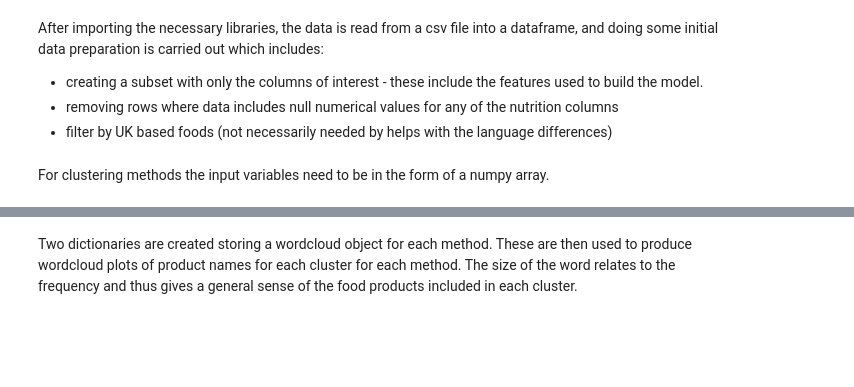
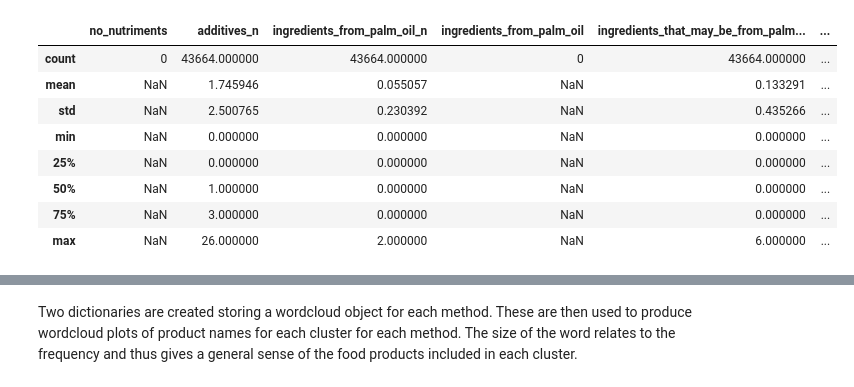
Before and after one commit to Ersy/Food-Test-Rep, a Jupyter notebook: Food Groups - v2.ipynb, the cells around one changed output, grey strips where cells are left out. Saved outputs shown, nothing was run; the diff lists cells and outputs as text; code cells hidden in the pictures; blank space fills up the shorter version.

```diff
--- a/Food Groups - v2.ipynb
+++ b/Food Groups - v2.ipynb
@@ -20,21 +35,16 @@ from wordcloud import WordCloud, STOPWORDS
 %matplotlib inline
 #pylab.rcParams['figure.figsize'] = 15, 15  #Set the size of figures in notebook
-# %% [markdown]
-After importing the necessary libraries, the data is read from a csv file into a dataframe, and doing some initial data preparation is carried out which includes:
-
-- creating a subset with only the columns of interest - these include the features used to build the model.
-- removing rows where data includes null numerical values for any of the nutrition columns
-- filter by UK based foods (not necessarily needed by helps with the language differences)
 # %%
 df_raw = pd.read_csv(r"D:\Google Drive\kaggle\food\world-food-facts-release-2016-01-13-03-19-37\world-food-facts\FoodFacts.csv")
-
-col_list = ['serving_size', 'product_name', 'generic_name', 'countries', 'energy_100g',
-            'fat_100g','carbohydrates_100g','sugars_100g','proteins_100g', 'salt_100g']
-
-df = df_raw[col_list]
-
-df = df[np.isfinite(df['salt_100g']) & np.isfinite(df['carbohydrates_100g']) & np.isfinite(df['fat_100g']) &
-        np.isfinite(df['proteins_100g']) & np.isfinite(df['energy_100g']) & np.isfinite(df['sugars_100g'])]
-df = df[df.countries == ("United Kingdom" or "en:GB" or "en:UK")]
+pd.set_option('display.max_columns', 500)
+df_raw.describe()
+# %% [output]
+|  | no_nutriments | additives_n | ingredients_from_palm_oil_n | ingredients_from_palm_oil | ingredients_that_may_be_from_palm... | ... |
+| count | 0 | 43664.000000 | 43664.000000 | 0 | 43664.000000 | ... |
+| mean | NaN | 1.745946 | 0.055057 | NaN | 0.133291 | ... |
+| std | NaN | 2.500765 | 0.230392 | NaN | 0.435266 | ... |
+| min | NaN | 0.000000 | 0.000000 | NaN | 0.000000 | ... |
+| 25% | NaN | 0.000000 | 0.000000 | NaN | 0.000000 | ... |
+| 50% | NaN | 1.000000 | 0.000000 | NaN | 0.000000 | ... |
+| 75% | NaN | 3.000000 | 0.000000 | NaN | 0.000000 | ... |
+| max | NaN | 26.000000 | 2.000000 | NaN | 6.000000 | ... |
-# %% [markdown]
-For clustering methods the input variables need to be in the form of a numpy array.
```
Also changed, not shown: parts of 19 cells of this notebook.
